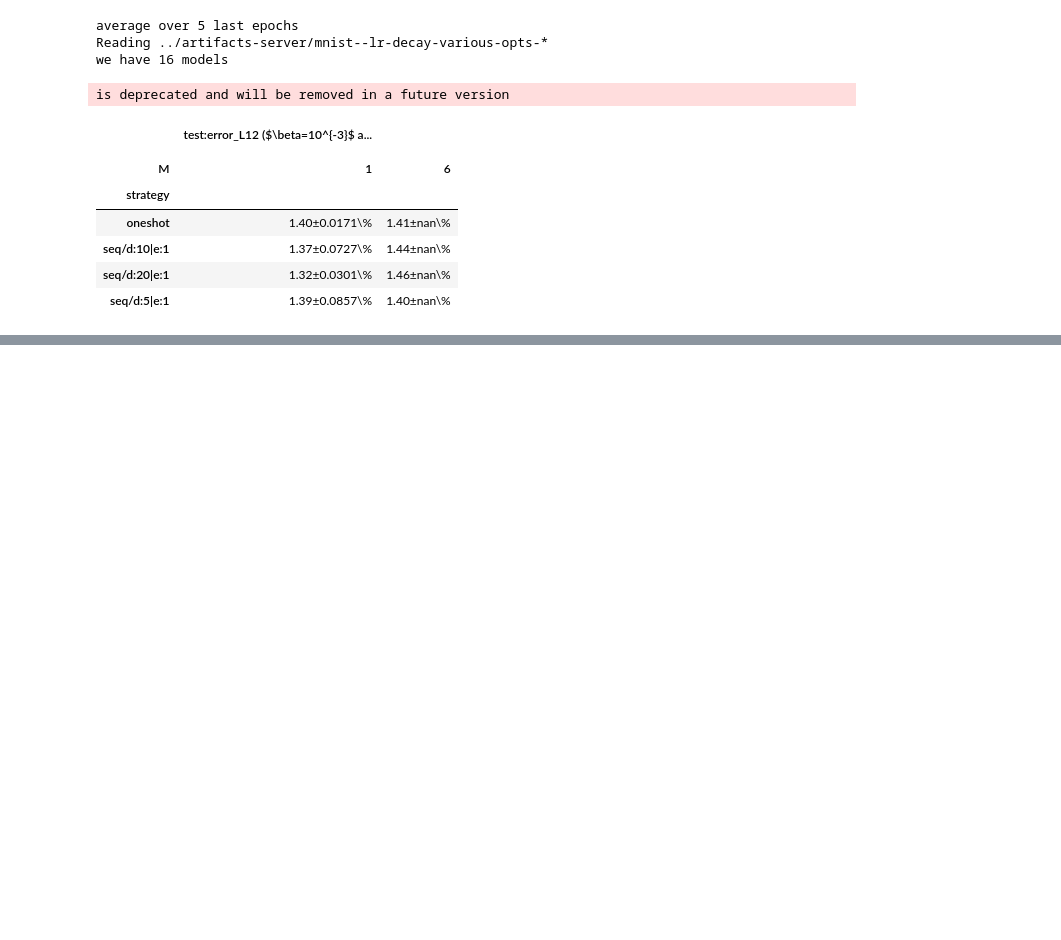
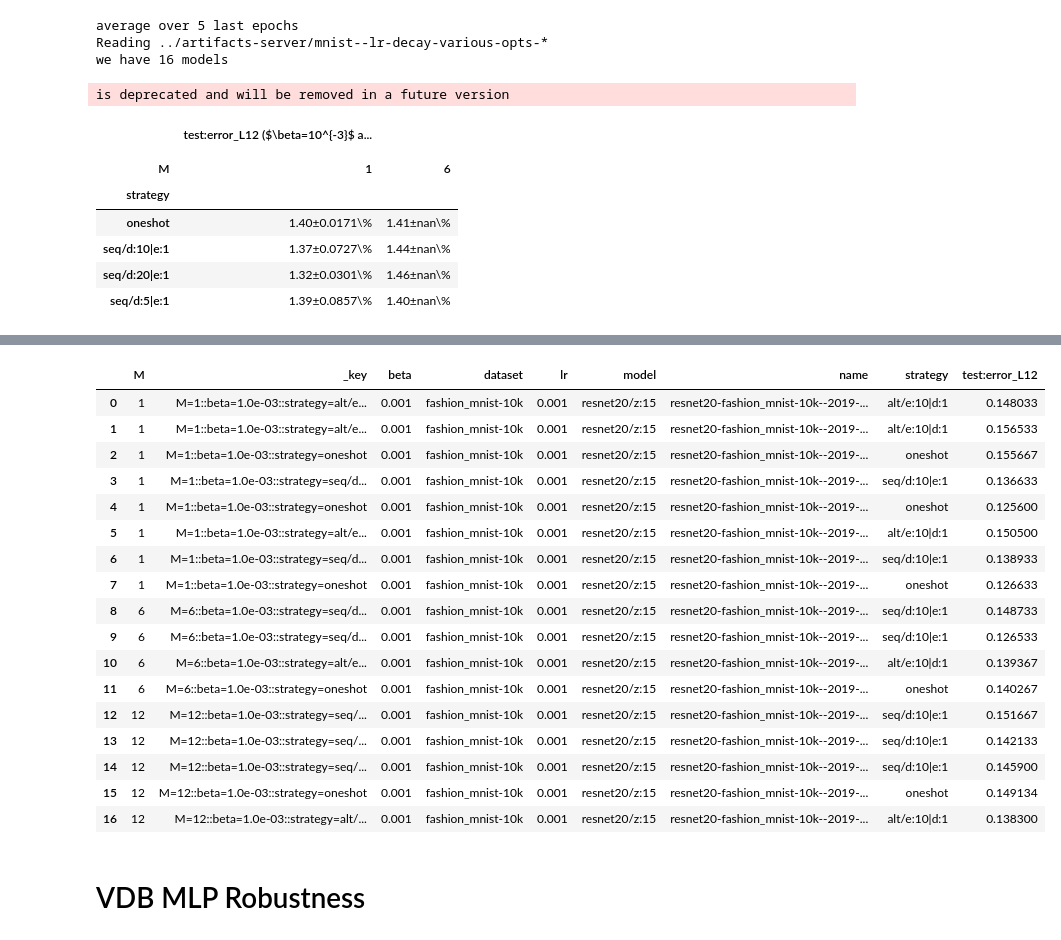
Before and after one commit to p16i/vdb, a Jupyter notebook: notebooks/plot-metric-tables.ipynb, the cells around one changed output, grey strips where cells are left out. Drawn from its saved outputs; the diff is of its cells as text; code cells hidden in the pictures; blank space fills up the shorter version.

```diff
--- a/notebooks/plot-metric-tables.ipynb
+++ b/notebooks/plot-metric-tables.ipynb
@@ -366,0 +534,8 @@ is deprecated and will be removed in a future version
+# %%
+df_data_resnet_fashion_mnist_10k = read_stats_from(
+    ["../artifacts-server/mpg-server/experiment-fashion_mnist-subsets/fashion_mnist-10k-*"],
+    metric="test:error_L12",
+    n=3
+)
+
+df_data_resnet_fashion_mnist_10k.groupby("_key")["M"].count()
@@ -366,0 +568,23 @@ is deprecated and will be removed in a future version
+# %%
+df_data_resnet_fashion_mnist_10k
+# %% [output]
+|  | M | _key | beta | dataset | lr | model | name | strategy | test:error_L12 |
+| 0 | 1 | M=1::beta=1.0e-03::strategy=alt/e... | 0.001 | fashion_mnist-10k | 0.001 | resnet20/z:15 | resnet20-fashion_mnist-10k--2019-... | alt/e:10|d:1 | 0.148033 |
+| 1 | 1 | M=1::beta=1.0e-03::strategy=alt/e... | 0.001 | fashion_mnist-10k | 0.001 | resnet20/z:15 | resnet20-fashion_mnist-10k--2019-... | alt/e:10|d:1 | 0.156533 |
+| 2 | 1 | M=1::beta=1.0e-03::strategy=oneshot | 0.001 | fashion_mnist-10k | 0.001 | resnet20/z:15 | resnet20-fashion_mnist-10k--2019-... | oneshot | 0.155667 |
+| 3 | 1 | M=1::beta=1.0e-03::strategy=seq/d... | 0.001 | fashion_mnist-10k | 0.001 | resnet20/z:15 | resnet20-fashion_mnist-10k--2019-... | seq/d:10|e:1 | 0.136633 |
+| 4 | 1 | M=1::beta=1.0e-03::strategy=oneshot | 0.001 | fashion_mnist-10k | 0.001 | resnet20/z:15 | resnet20-fashion_mnist-10k--2019-... | oneshot | 0.125600 |
+| 5 | 1 | M=1::beta=1.0e-03::strategy=alt/e... | 0.001 | fashion_mnist-10k | 0.001 | resnet20/z:15 | resnet20-fashion_mnist-10k--2019-... | alt/e:10|d:1 | 0.150500 |
+| 6 | 1 | M=1::beta=1.0e-03::strategy=seq/d... | 0.001 | fashion_mnist-10k | 0.001 | resnet20/z:15 | resnet20-fashion_mnist-10k--2019-... | seq/d:10|e:1 | 0.138933 |
+| 7 | 1 | M=1::beta=1.0e-03::strategy=oneshot | 0.001 | fashion_mnist-10k | 0.001 | resnet20/z:15 | resnet20-fashion_mnist-10k--2019-... | oneshot | 0.126633 |
+| 8 | 6 | M=6::beta=1.0e-03::strategy=seq/d... | 0.001 | fashion_mnist-10k | 0.001 | resnet20/z:15 | resnet20-fashion_mnist-10k--2019-... | seq/d:10|e:1 | 0.148733 |
+| 9 | 6 | M=6::beta=1.0e-03::strategy=seq/d... | 0.001 | fashion_mnist-10k | 0.001 | resnet20/z:15 | resnet20-fashion_mnist-10k--2019-... | seq/d:10|e:1 | 0.126533 |
+| 10 | 6 | M=6::beta=1.0e-03::strategy=alt/e... | 0.001 | fashion_mnist-10k | 0.001 | resnet20/z:15 | resnet20-fashion_mnist-10k--2019-... | alt/e:10|d:1 | 0.139367 |
+| 11 | 6 | M=6::beta=1.0e-03::strategy=oneshot | 0.001 | fashion_mnist-10k | 0.001 | resnet20/z:15 | resnet20-fashion_mnist-10k--2019-... | oneshot | 0.140267 |
+| 12 | 12 | M=12::beta=1.0e-03::strategy=seq/... | 0.001 | fashion_mnist-10k | 0.001 | resnet20/z:15 | resnet20-fashion_mnist-10k--2019-... | seq/d:10|e:1 | 0.151667 |
+| 13 | 12 | M=12::beta=1.0e-03::strategy=seq/... | 0.001 | fashion_mnist-10k | 0.001 | resnet20/z:15 | resnet20-fashion_mnist-10k--2019-... | seq/d:10|e:1 | 0.142133 |
+| 14 | 12 | M=12::beta=1.0e-03::strategy=seq/... | 0.001 | fashion_mnist-10k | 0.001 | resnet20/z:15 | resnet20-fashion_mnist-10k--2019-... | seq/d:10|e:1 | 0.145900 |
+| 15 | 12 | M=12::beta=1.0e-03::strategy=oneshot | 0.001 | fashion_mnist-10k | 0.001 | resnet20/z:15 | resnet20-fashion_mnist-10k--2019-... | oneshot | 0.149134 |
+| 16 | 12 | M=12::beta=1.0e-03::strategy=alt/... | 0.001 | fashion_mnist-10k | 0.001 | resnet20/z:15 | resnet20-fashion_mnist-10k--2019-... | alt/e:10|d:1 | 0.138300 |
+# %% [markdown]
+# VDB MLP Robustness
```
Also changed, not shown: parts of 40 cells of this notebook, 9 other files.
